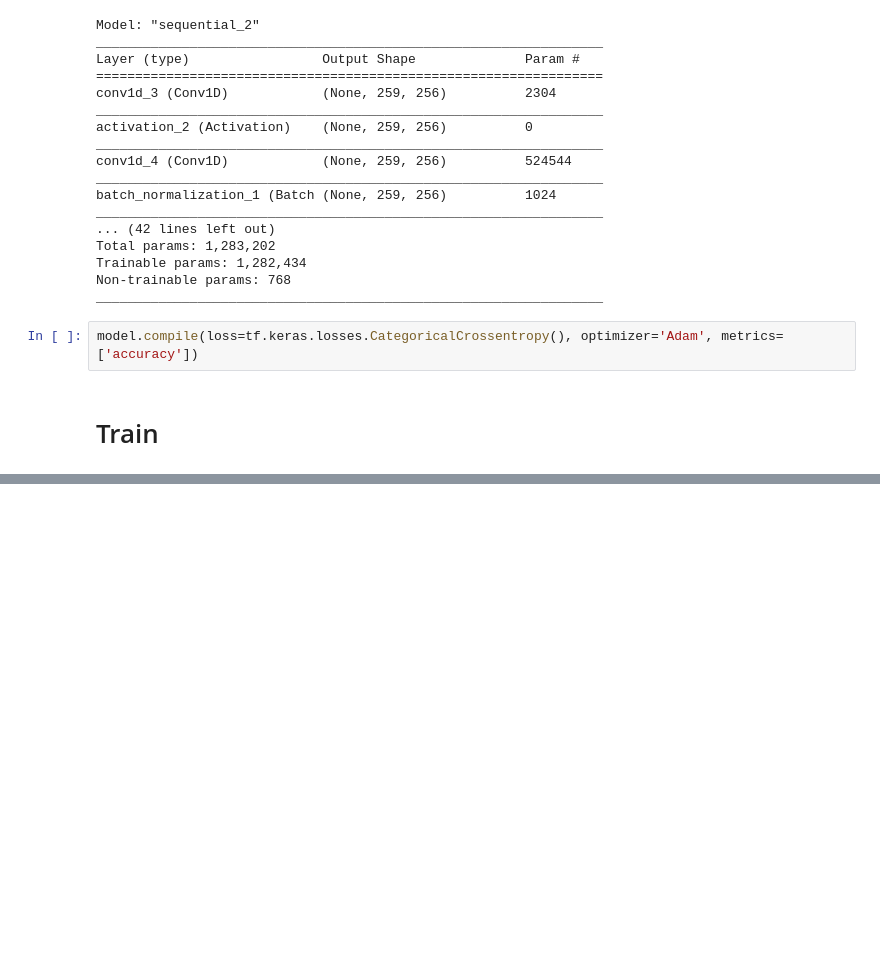
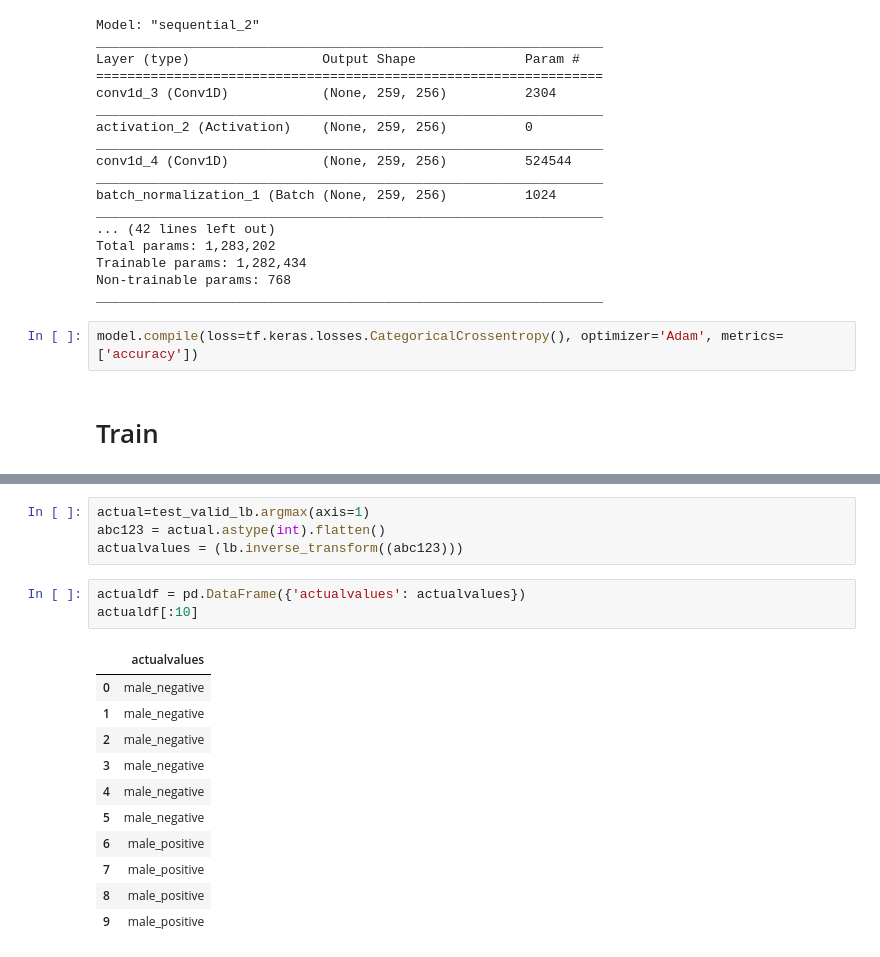
Before and after one commit to SER-2020-Project-ZX/Audio-Analytics, a Jupyter notebook: Audio Analytics.ipynb, the cells around one changed output, grey strips where cells are left out. Drawn from its saved outputs; the diff is of its cells as text; blank space fills up the shorter version.

```diff
--- a/Audio Analytics.ipynb
+++ b/Audio Analytics.ipynb
@@ -818,0 +910,19 @@ Epoch 700/700
+# %%
+actual=test_valid_lb.argmax(axis=1)
+abc123 = actual.astype(int).flatten()
+actualvalues = (lb.inverse_transform((abc123)))
+# %%
+actualdf = pd.DataFrame({'actualvalues': actualvalues})
+actualdf[:10]
+# %% [output]
+|  | actualvalues |
+| 0 | male_negative |
+| 1 | male_negative |
+| 2 | male_negative |
+| 3 | male_negative |
+| 4 | male_negative |
+| 5 | male_negative |
+| 6 | male_positive |
+| 7 | male_positive |
+| 8 | male_positive |
+| 9 | male_positive |
```
Also changed, not shown: parts of 11 cells of this notebook.
